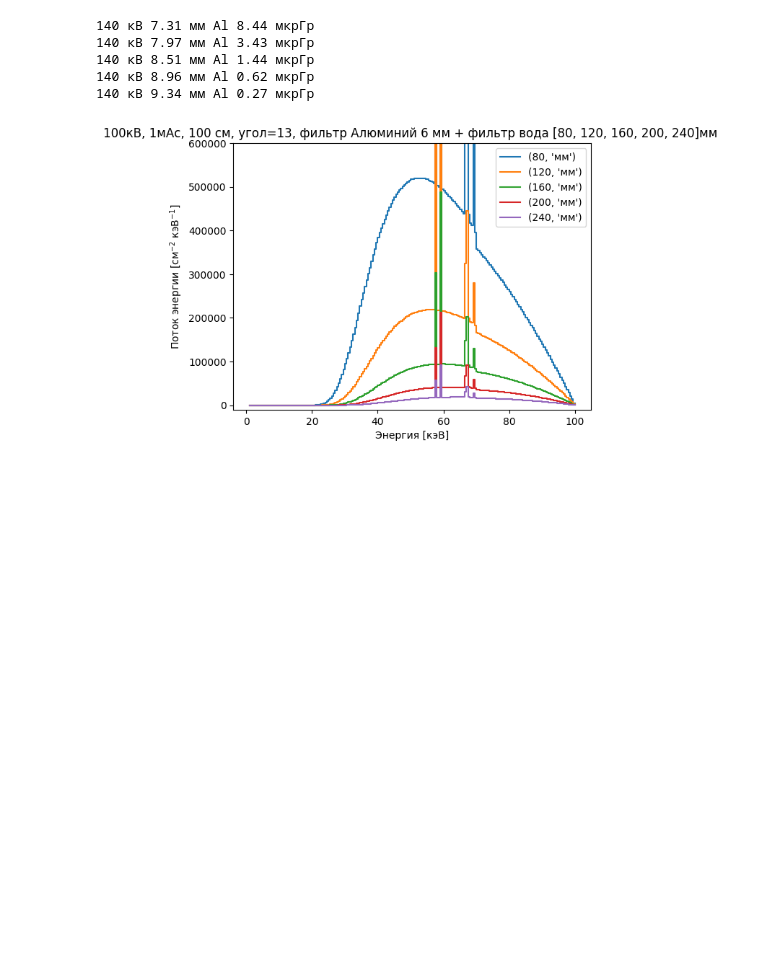
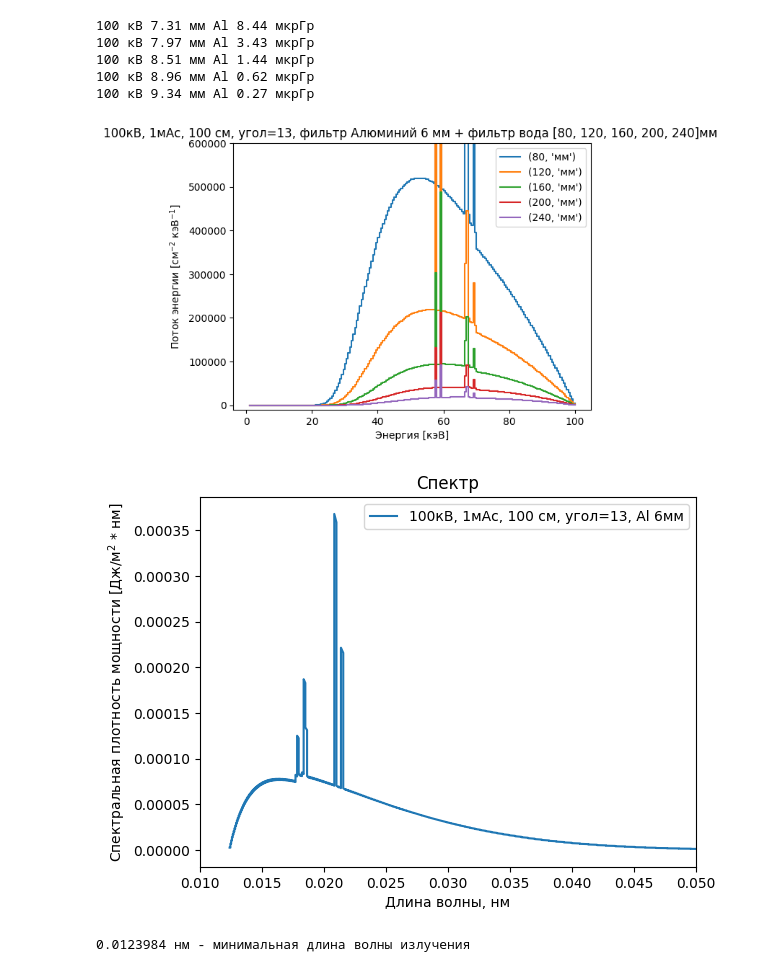
Before and after one commit to integrator942/X_ray_tube, a Jupyter notebook: task.ipynb, the cells around one changed output. Cells and saved outputs as stored; diff of their text form; code cells hidden in the pictures; blank space fills up the shorter version.

```diff
--- a/task.ipynb
+++ b/task.ipynb
@@ -81,6 +83,7 @@ plt.show()
 s=sp.Spek (kvp=100, th=13, targ='W', z=100)
 s.filter('Al',6) #Фильтр в миллиметрах
 i=0
+pot=100
 for water_thickness in [80, 120, 160, 200, 240]: #Указаны реальные значения толщины фильтров в мм, не аддитивно
     s.filter('water',water_thickness-i) #Фильтр в миллиметрах
     k, phi_k= s.get_spectrum (edges=True)
@@ -96,9 +99,37 @@ plt.title('100кВ, 1мАс, 100 см, угол=13, фильтр Алюмини
 plt.ylim(-1e4,0.6e6)
 plt.show()
 # %% [output]
-140 кВ 7.31 мм Al 8.44 мкрГр
-140 кВ 7.97 мм Al 3.43 мкрГр
-140 кВ 8.51 мм Al 1.44 мкрГр
-140 кВ 8.96 мм Al 0.62 мкрГр
-140 кВ 9.34 мм Al 0.27 мкрГр
+100 кВ 7.31 мм Al 8.44 мкрГр
+100 кВ 7.97 мм Al 3.43 мкрГр
+100 кВ 8.51 мм Al 1.44 мкрГр
+100 кВ 8.96 мм Al 0.62 мкрГр
+100 кВ 9.34 мм Al 0.27 мкрГр
 [figure]
+# %%
+import spekpy as sp
+#Получаем спектр в Дж/(м^2*нм) от нм
+import numpy as np
+#По умолчанию график выводится для 1 мАс, т.е. столько то электронов пролетело, заряд которых 1 мАс. Поэтому энергия в Дж
+#Исходные единицы измерения графика спектра N(E)/(S*E) От E , где E - энергия фотона, S - площадь, N(E) - количество фотонов энергией E)
+pot=100
+s=sp.Spek (kvp=pot, th=13, targ='W', z=100)
+s.filter('Al',6) #Фильтр в миллиметрах
+k, phi_k= s.get_spectrum (edges=True) #k - дискретный массив энергии фотонов E, phi_k  - N(E)/(S*E)
+wavelength = 1.23984/k  # λ(nm)= 1.23984 / E(кэВ), Делаем соответствие длины волны кванта и его энергии
+dE_dlambda = -1.23984 / (wavelength ** 2)  # кэВ/нм, Вычисляем производную dE/dλ для преобразования  N'(λ)dλ=N'(E)dE . Исходим из того,
+#Что площадь под графиком (общая энергия) одинакова. Т.е. интегралы равны.
+photons_per_nm = phi_k * np.abs(dE_dlambda) # Преобразуем из N(E) в N(λ)
+# 1 кэВ = 1.602 × 10⁻¹⁶ Дж  N(λ)*λ*e=энергия E(λ). Т.е. получим массив энергий для каждой длины волны
+power_per_nm_per_m2 = photons_per_nm * k * 1.602e-16  # Дж/(м²·нм), преобразуем в спектральную плотность мощности. Т.е. массив количества фотонов умножаем на массив энергий
+plt.plot(wavelength, power_per_nm_per_m2, label=('100кВ, 1мАс, 100 см, угол=13, Al 6мм'))
+plt.xlabel('Длина волны, нм')
+plt.ylabel('Спектральная плотность мощности [Дж/м$^{2}$ * нм]')
+plt.title('Спектр')
+plt.xlim(0.01,0.05)
+plt.legend()
+plt.show()
+print (min(wavelength), "нм - минимальная длина волны излучения")
+#Почему не Вт? Потому что на входе в этой библиотеке идёт известная порция "энергии" в виде мАс
+# %% [output]
+[figure, added]
+0.0123984 нм - минимальная длина волны излучения
```
Also changed, not shown: parts of 8 cells of this notebook.
